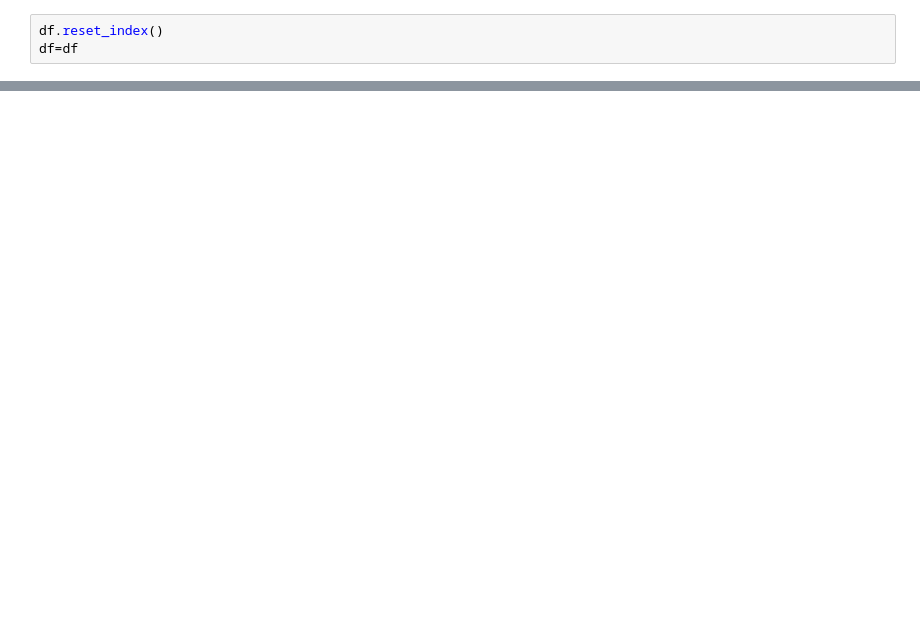
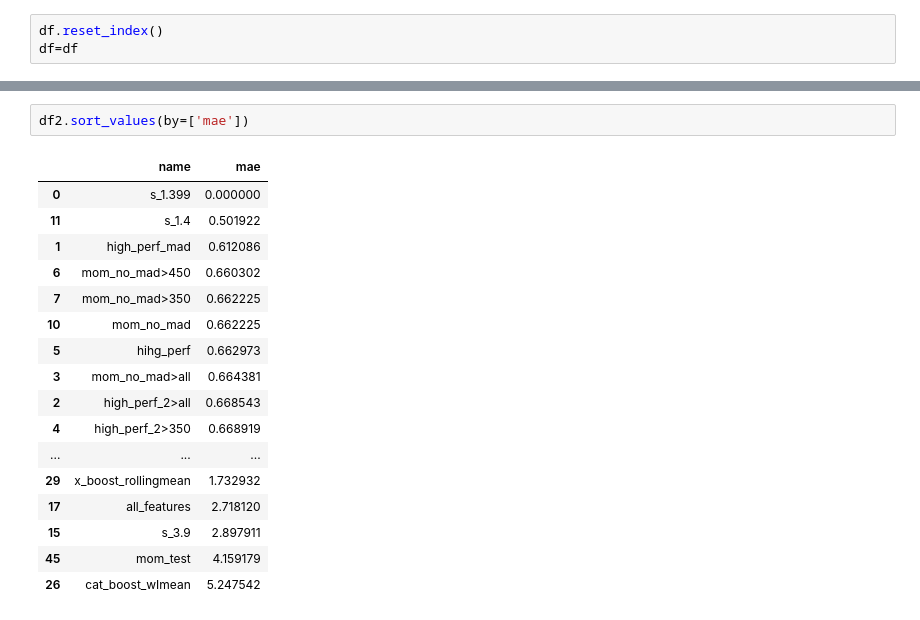
Before and after one commit to LoriHarris/kaggle_quakes, a Jupyter notebook: trials_analysis.ipynb, the cells around one changed output, grey strips where cells are left out. Saved outputs shown, nothing was run; the diff lists cells and outputs as text; blank space fills up the shorter version.

```diff
--- a/trials_analysis.ipynb
+++ b/trials_analysis.ipynb
@@ -72,0 +113,20 @@ plt.show()
+# %%
+df2.sort_values(by=['mae'])
+# %% [output]
+|  | name | mae |
+| 0 | s_1.399 | 0.000000 |
+| 11 | s_1.4 | 0.501922 |
+| 1 | high_perf_mad | 0.612086 |
+| 6 | mom_no_mad>450 | 0.660302 |
+| 7 | mom_no_mad>350 | 0.662225 |
+| 10 | mom_no_mad | 0.662225 |
+| 5 | hihg_perf | 0.662973 |
+| 3 | mom_no_mad>all | 0.664381 |
+| 2 | high_perf_2>all | 0.668543 |
+| 4 | high_perf_2>350 | 0.668919 |
+| ... | ... | ... |
+| 29 | x_boost_rollingmean | 1.732932 |
+| 17 | all_features | 2.718120 |
+| 15 | s_3.9 | 2.897911 |
+| 45 | mom_test | 4.159179 |
+| 26 | cat_boost_wImean | 5.247542 |
```
Also changed, not shown: parts of 12 cells of this notebook, 6 other files.
